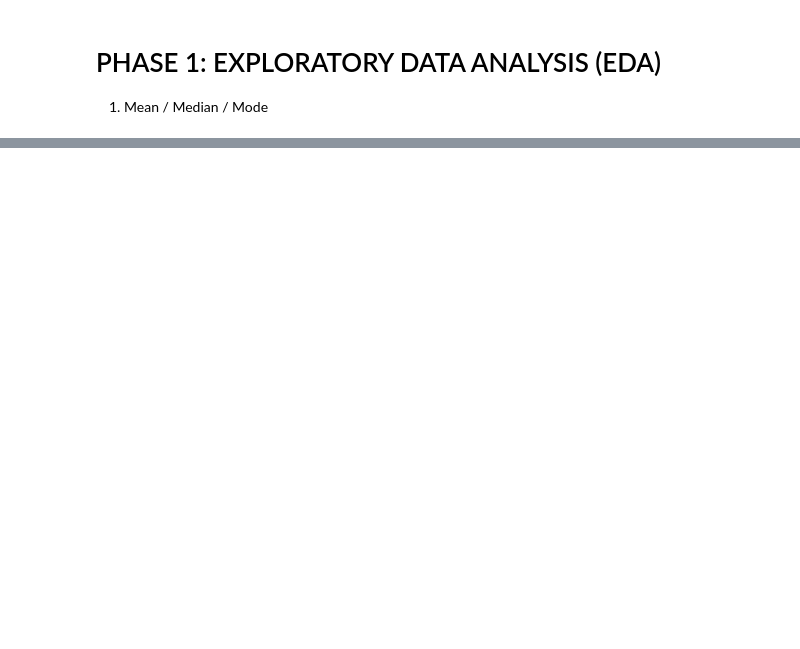
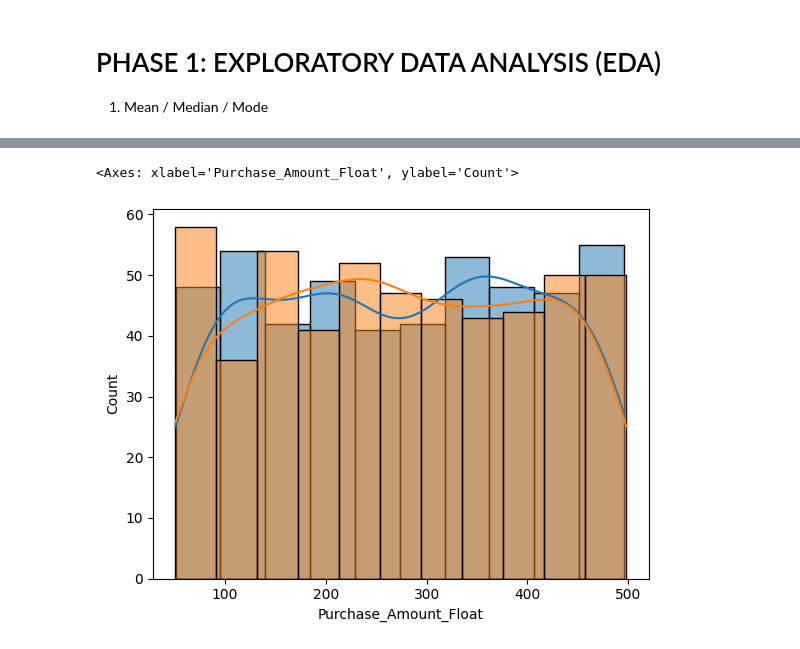
Before and after one commit to absyd/User_Behavior_Analytics_A_B_Testing_Intelligence_System, a Jupyter notebook: notebooks/eda_notebook.ipynb, the cells around one changed output, grey strips where cells are left out. Drawn from its saved outputs; the diff is of its cells as text; code cells hidden in the pictures; blank space fills up the shorter version.

```diff
--- a/notebooks/eda_notebook.ipynb
+++ b/notebooks/eda_notebook.ipynb
@@ -48,0 +317,6 @@ ParserError: Error tokenizing data. C error: Expected 1 fields in line 38, saw 2
+# %%
+sns.histplot(control, kde=True)
+sns.histplot(treatment, kde=True)
+# %% [output]
+<Axes: xlabel='Purchase_Amount_Float', ylabel='Count'>
+[figure, added]
```
Also changed, not shown: parts of 29 cells of this notebook, 16 other files.
